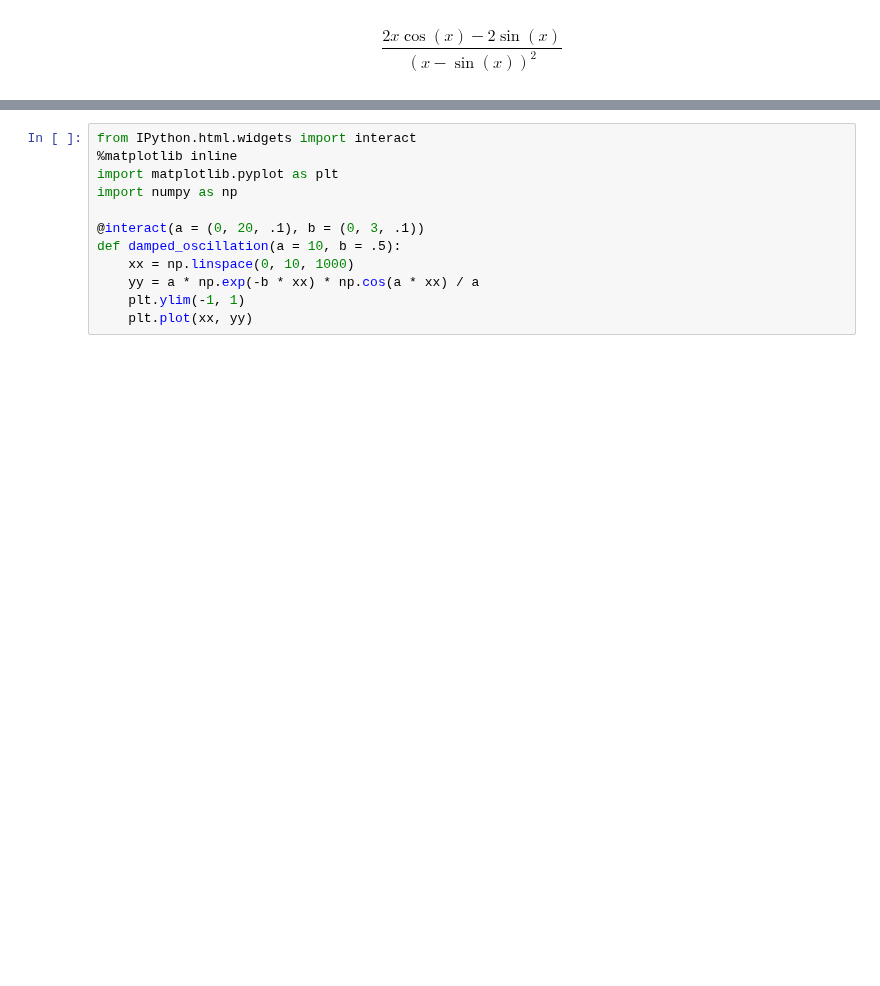
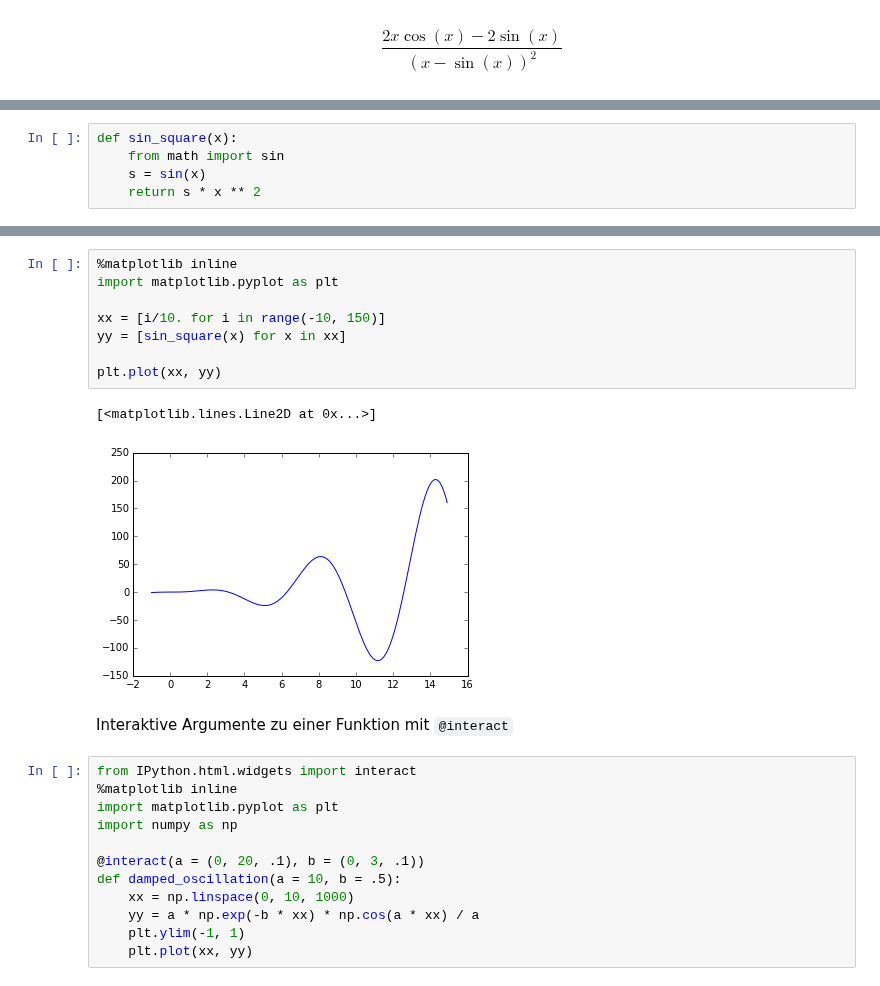
Before and after one commit to haraldschilly/python-fuer-mathematiker, a Jupyter notebook: doc/1-0-einfuehrung.ipynb, the cells around one changed output, grey strips where cells are left out. Saved outputs shown, nothing was run; the diff lists cells and outputs as text; blank space fills up the shorter version.

```diff
--- a/doc/1-0-einfuehrung.ipynb
+++ b/doc/1-0-einfuehrung.ipynb
@@ -88,0 +172,5 @@ plt.plot(xx, yy, "o-")
+# %%
+def sin_square(x):
+    from math import sin
+    s = sin(x)
+    return s * x ** 2
@@ -89,3 +181,16 @@ plt.plot(xx, yy, "o-")
+# %%
+%matplotlib inline
+import matplotlib.pyplot as plt
+
+xx = [i/10. for i in range(-10, 150)]
+yy = [sin_square(x) for x in xx]
+
+plt.plot(xx, yy)
+# %% [output]
+[<matplotlib.lines.Line2D at 0x...>]
+[figure, added]
+# %% [markdown]
+Interaktive Argumente zu einer Funktion mit `@interact`
 # %%
 from IPython.html.widgets import interact
 %matplotlib inline
```
Also changed, not shown: parts of 24 cells of this notebook.
